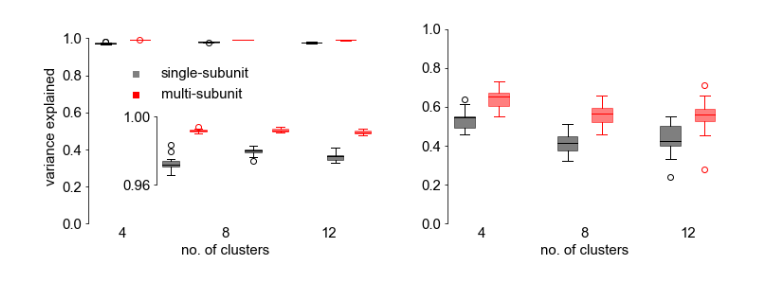
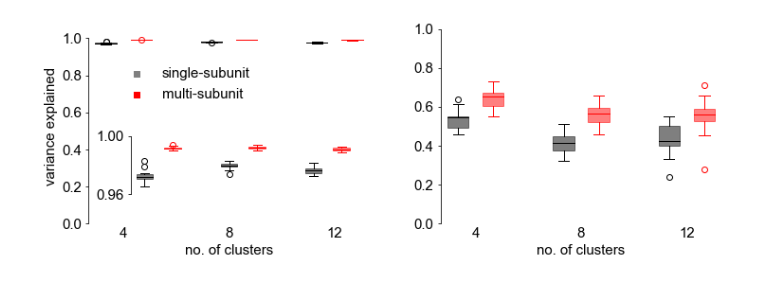
Before and after one commit to yjkimnada/dendrite, a Jupyter notebook: fig_functional/fig_functional.ipynb, the cells around one changed output. Drawn from its saved outputs; the diff is of its cells as text; code cells hidden in the pictures.

```diff
--- a/fig_functional/fig_functional.ipynb
+++ b/fig_functional/fig_functional.ipynb
@@ -163,7 +163,7 @@ ax1.legend((hG, hR),('single-subunit', 'multi-subunit'), frameon=False, loc=(0.1
 hG.set_visible(False)
 hR.set_visible(False)
 
-ins = ax1.inset_axes([0.25,0.2,0.8,0.35])
+ins = ax1.inset_axes([0.15,0.15,0.8,0.3])
 bp = ins.boxplot(nona_var_exp[:,plot_cols], positions = [1,2,4,5,7,8], widths = 0.6, patch_artist=True)
 #########
 for patch, color in zip(bp['boxes'], colors):
@@ -175,31 +175,31 @@ for i in range(nona_var_exp[:,plot_cols].shape[1]):
         plt.setp(bp["boxes"][i], color="black")
         plt.setp(bp["medians"][i], color="black")
     elif i%2 == 1:
         plt.setp(bp["fliers"][i], markeredgecolor="red")
         plt.setp(bp["boxes"][i], color="red")
         plt.setp(bp["medians"][i], color="red")
 
 for i in range(nona_var_exp[:,plot_cols].shape[1]*2):
     if (i%4 == 0) or (i%4 == 1):
         plt.setp(bp["whiskers"][i], color="black")
         plt.setp(bp["whiskers"][i], color="black")
         plt.setp(bp["caps"][i], color="black")
         plt.setp(bp["caps"][i], color="black")
     else:
         plt.setp(bp["whiskers"][i], color="red")
         plt.setp(bp["whiskers"][i], color="red")
         plt.setp(bp["caps"][i], color="red")
         plt.setp(bp["caps"][i], color="red")
 ###########
 ins.spines.right.set_visible(False)
 ins.spines.top.set_visible(False)
 ins.spines.bottom.set_visible(False)
 ins.set_xticks([])
 ins.set_ylim(0.96,1)
 ins.set_yticks([0.96,1])
 
 fig.tight_layout()
 #plt.show()
 fig.savefig("/home/sklee/dendrite/fig_functional/fig_functional_raw.pdf", bbox_inches="tight", transparent=True)
 # %% [output]
-[figure, old version]
+[figure, new version]
```
Also changed, not shown: 5 other files.
